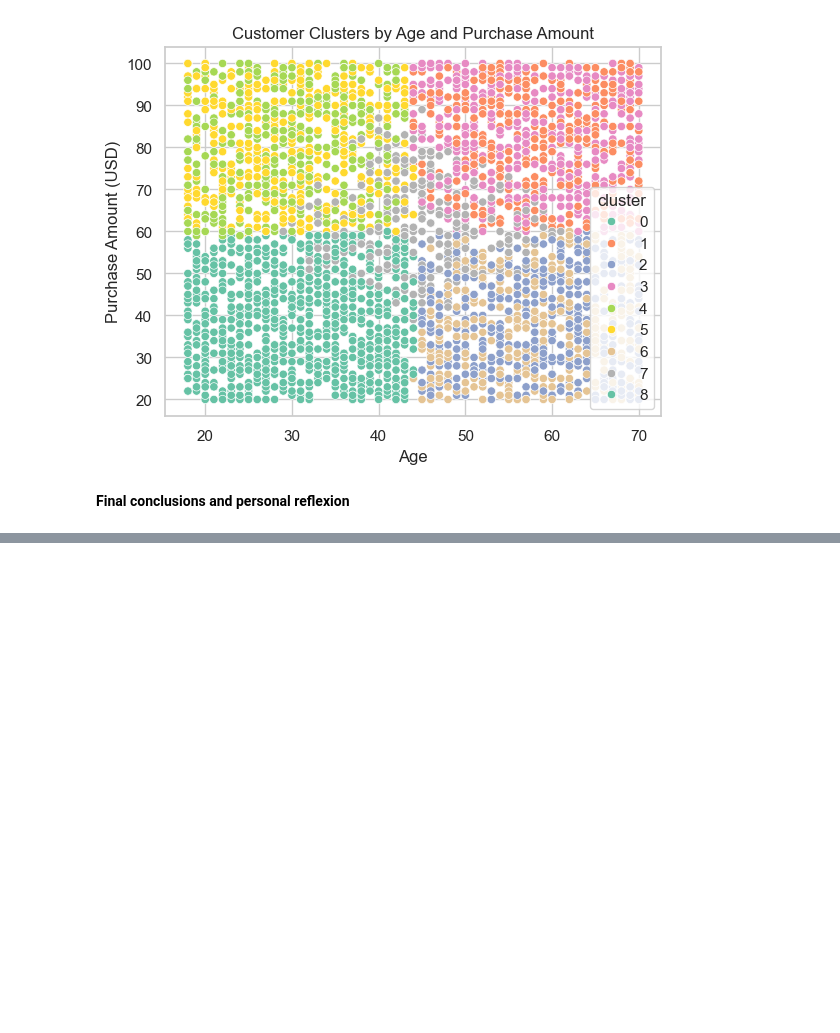
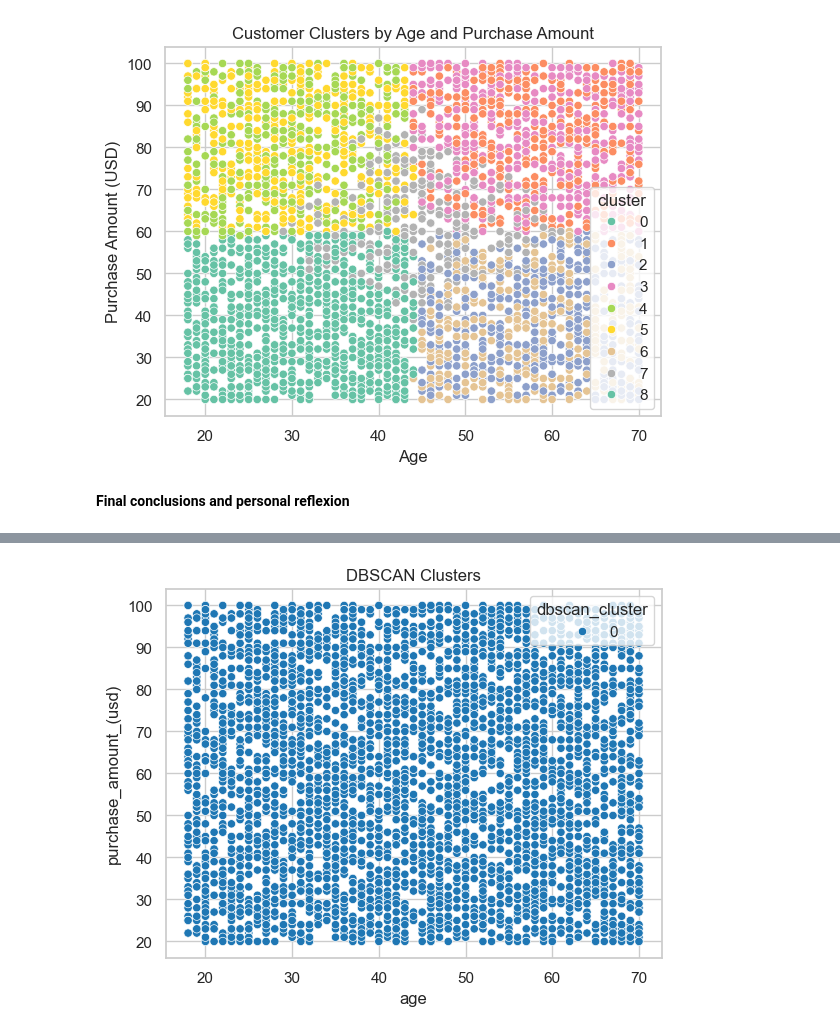
Before and after one commit to CeliaPires/Shopping-Trends, a Jupyter notebook: jupyter_notebooks/02_hypothesis_testing.ipynb, the cells around one changed output, grey strips where cells are left out. Drawn from its saved outputs; the diff is of its cells as text; code cells hidden in the pictures; blank space fills up the shorter version.

Commit message:
Add dbscan section

```diff
--- a/jupyter_notebooks/02_hypothesis_testing.ipynb
+++ b/jupyter_notebooks/02_hypothesis_testing.ipynb
@@ -825,0 +834,26 @@ To conclude, since the elbow method and the silhouette score showed different re
+# %%
+# import the DBSCAN class from scikit-learn’s clustering module.
+from sklearn.cluster import DBSCAN
+
+
+# create DBSCAN clustering model
+# eps=0.5: Maximum distance between two samples to be considered part of the
+# same cluster.
+# min_samples=5: Minimum number of points to form a dense region (a cluster).
+dbscan = DBSCAN(eps=0.5, min_samples=5)
+
+
+# fits the DBSCAN model to the scaled features (age, purchase_amount_(usd),
+# review_rating).
+# predicts which cluster (0, 1, 2, etc.) each customer belongs to.
+# assigns each row to a cluster and stores it in a new column dbscan_cluster.
+df_cleaned['dbscan_cluster'] = dbscan.fit_predict(X_scaled)
+
+# Visualise results
+# plots a scatterplot showing each customer by age and purchase amount,
+# color-coded by their DBSCAN cluster label.
+sns.scatterplot(data=df_cleaned, x='age', y='purchase_amount_(usd)', hue='dbscan_cluster', palette='tab10')
+plt.title('DBSCAN Clusters')
+plt.show()
+# %% [output]
+[figure, added]
```
Also changed, not shown: parts of 2 cells of this notebook, 1 other file.
